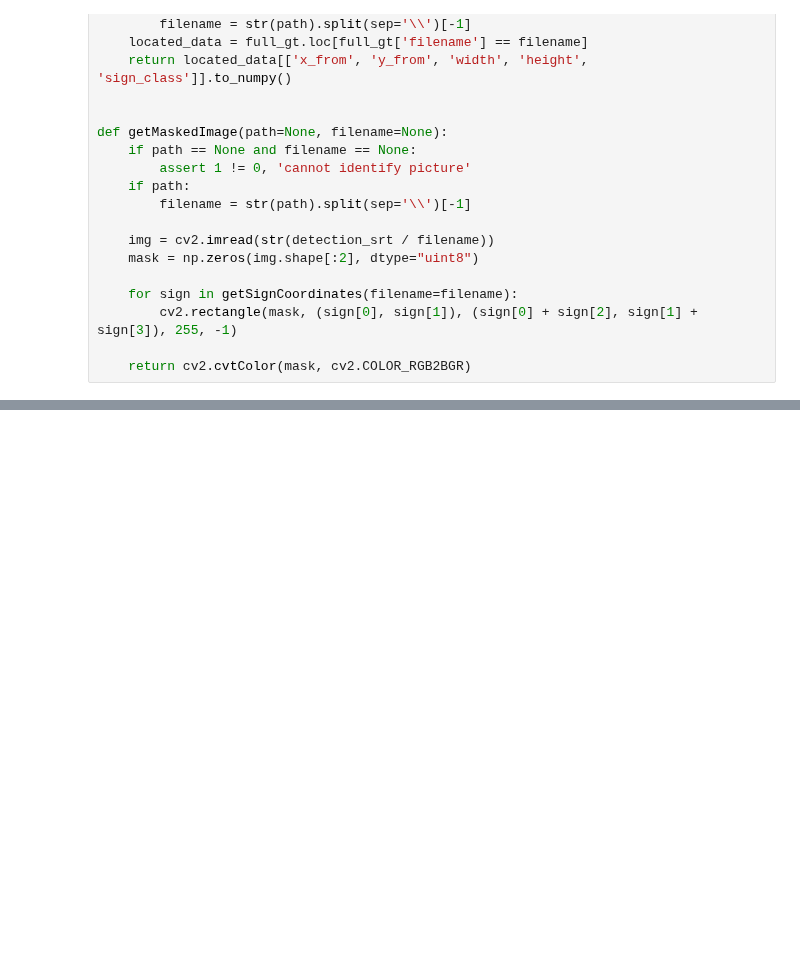
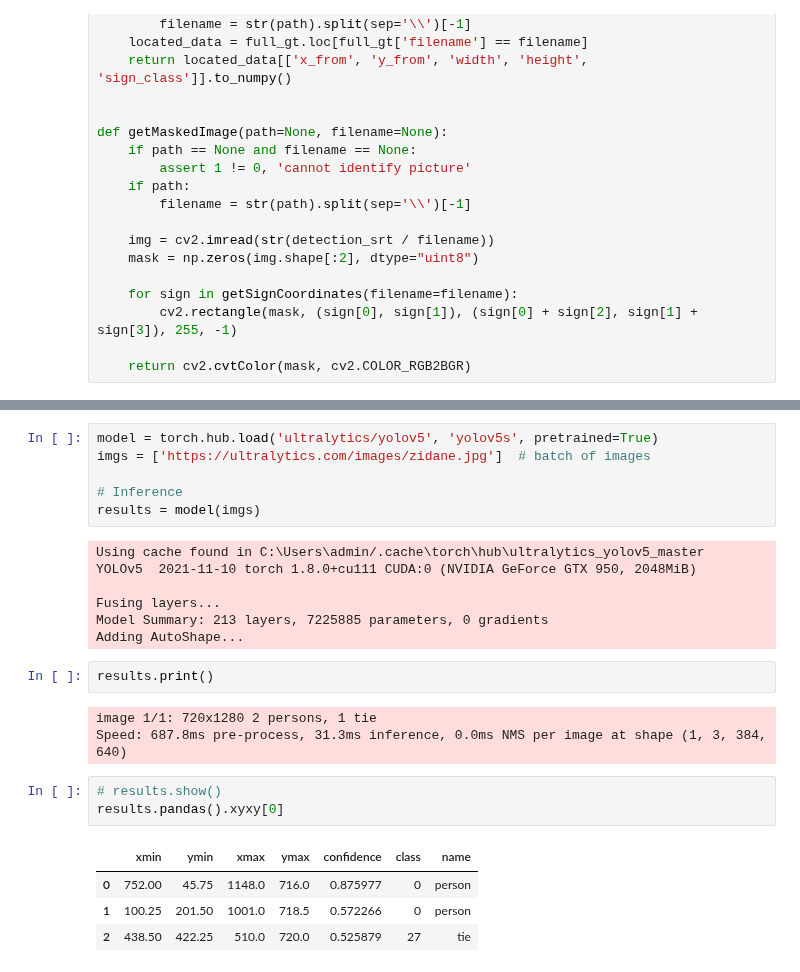
Before and after one commit to lsd-maddrive/adas_system, a Jupyter notebook: notebooks/rtsd_detection.ipynb, the cells around one changed output, grey strips where cells are left out. Drawn from its saved outputs; the diff is of its cells as text; blank space fills up the shorter version.

```diff
--- a/notebooks/rtsd_detection.ipynb
+++ b/notebooks/rtsd_detection.ipynb
@@ -121,0 +124,26 @@ plt.show()
+# %%
+model = torch.hub.load('ultralytics/yolov5', 'yolov5s', pretrained=True)
+imgs = ['https://ultralytics.com/images/zidane.jpg']  # batch of images
+
+# Inference
+results = model(imgs)
+# %% [output]
+Using cache found in C:\Users\admin/.cache\torch\hub\ultralytics_yolov5_master
+YOLOv5  2021-11-10 torch 1.8.0+cu111 CUDA:0 (NVIDIA GeForce GTX 950, 2048MiB)
+
+Fusing layers...
+Model Summary: 213 layers, 7225885 parameters, 0 gradients
+Adding AutoShape...
+# %%
+results.print()
+# %% [output]
+image 1/1: 720x1280 2 persons, 1 tie
+Speed: 687.8ms pre-process, 31.3ms inference, 0.0ms NMS per image at shape (1, 3, 384, 640)
+# %%
+# results.show()
+results.pandas().xyxy[0]
+# %% [output]
+|  | xmin | ymin | xmax | ymax | confidence | class | name |
+| 0 | 752.00 | 45.75 | 1148.0 | 716.0 | 0.875977 | 0 | person |
+| 1 | 100.25 | 201.50 | 1001.0 | 718.5 | 0.572266 | 0 | person |
+| 2 | 438.50 | 422.25 | 510.0 | 720.0 | 0.525879 | 27 | tie |
```
Also changed, not shown: parts of 4 cells of this notebook, 5 other files.
